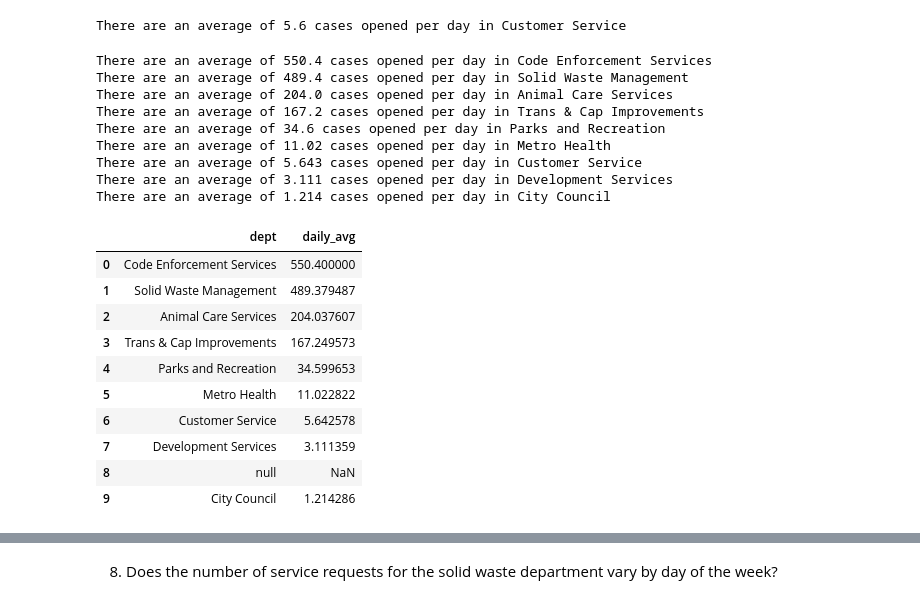
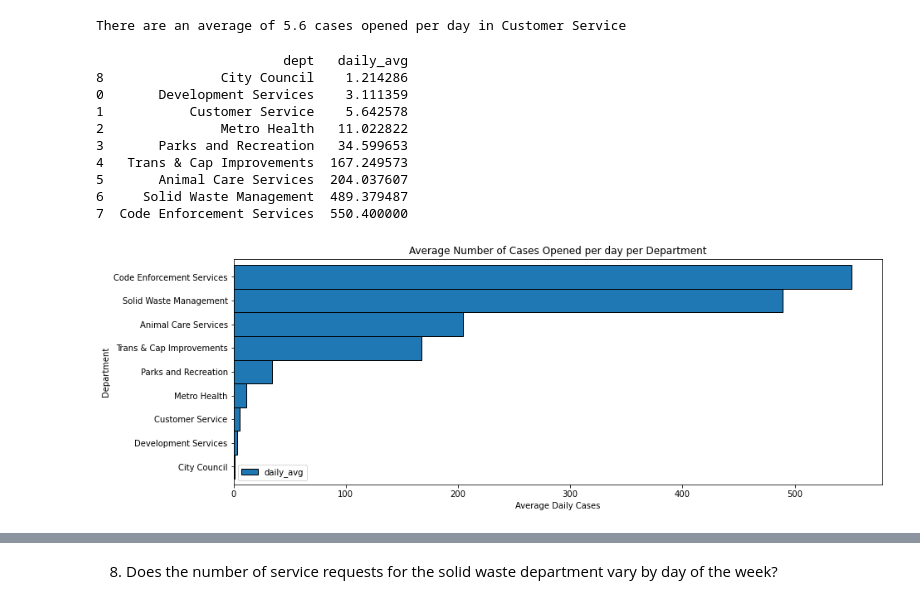
Before and after one commit to Tyler-Applegate/spark, a Jupyter notebook: explore.ipynb, the cells around one changed output, grey strips where cells are left out. Saved outputs shown, nothing was run; the diff lists cells and outputs as text; code cells hidden in the pictures.

```diff
--- a/explore.ipynb
+++ b/explore.ipynb
@@ -252,54 +242,52 @@ for dept in dept_list:
 
 
 # group by case opened date
     .groupby('case_opened_date')
 # aggregate by count
     .count()
 # drop any null values
     .na.drop()
 # sort by the dates
     .sort('case_opened_date')
 # send it to pandas
     .toPandas()
 # turn case opened date into a pandas datetime
     .assign(case_opened_date=lambda df: pd.to_datetime(df.case_opened_date))
 # set the datetime as our index
     .set_index('case_opened_date')
 # reference the count Series in our dataframe
     ['count']
 )
     cases_opened_by_day.name = 'cases_opened'
 
     answer = cases_opened_by_day.mean()
 
     avg_df = avg_df.append(
     {
     'dept': dept,
     'daily_avg': answer}, ignore_index=True)
 
+    avg_df = avg_df.sort_values(by='daily_avg', ascending=True)
 
-    print(f'There are an average of {answer:.4} cases opened per day in {dept}')
+avg_df.plot.barh(width=1, edgecolor="black", figsize=(14, 5))
+plt.title('Average Number of Cases Opened per day per Department')
+plt.xlabel('Average Daily Cases')
+plt.ylabel('Department')
+plt.yticks(np.arange(9), labels = list(avg_df.dept))
+
+
+
+
+print(avg_df)
 # %% [output]
-There are an average of 550.4 cases opened per day in Code Enforcement Services
-There are an average of 489.4 cases opened per day in Solid Waste Management
-There are an average of 204.0 cases opened per day in Animal Care Services
-There are an average of 167.2 cases opened per day in Trans & Cap Improvements
-There are an average of 34.6 cases opened per day in Parks and Recreation
-There are an average of 11.02 cases opened per day in Metro Health
-There are an average of 5.643 cases opened per day in Customer Service
-There are an average of 3.111 cases opened per day in Development Services
-There are an average of 1.214 cases opened per day in City Council
+                        dept   daily_avg
+8               City Council    1.214286
+0       Development Services    3.111359
+1           Customer Service    5.642578
+2               Metro Health   11.022822
+3       Parks and Recreation   34.599653
+4   Trans & Cap Improvements  167.249573
+5       Animal Care Services  204.037607
+6     Solid Waste Management  489.379487
+7  Code Enforcement Services  550.400000
+[figure, added]
-# %%
-avg_df
-# %% [output]
-|  | dept | daily_avg |
-| 0 | Code Enforcement Services | 550.400000 |
-| 1 | Solid Waste Management | 489.379487 |
-| 2 | Animal Care Services | 204.037607 |
-| 3 | Trans & Cap Improvements | 167.249573 |
-| 4 | Parks and Recreation | 34.599653 |
-| 5 | Metro Health | 11.022822 |
-| 6 | Customer Service | 5.642578 |
-| 7 | Development Services | 3.111359 |
-| 8 | null | NaN |
-| 9 | City Council | 1.214286 |
```
Also changed, not shown: parts of 3 cells of this notebook, 1 other file.
